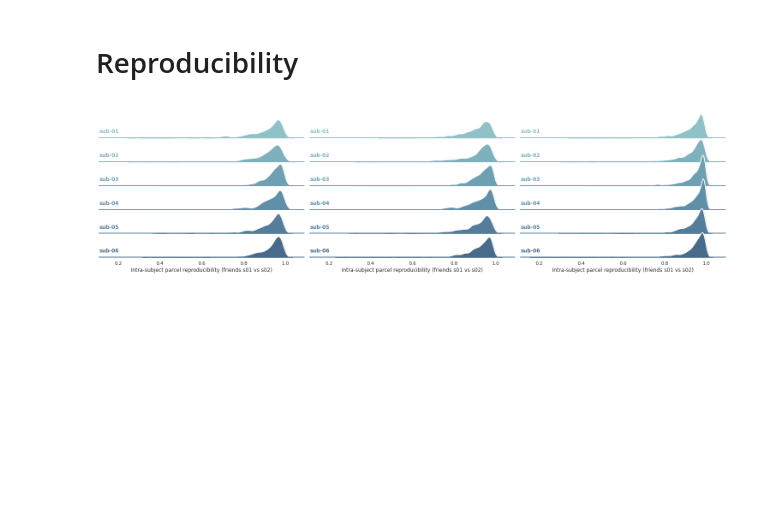
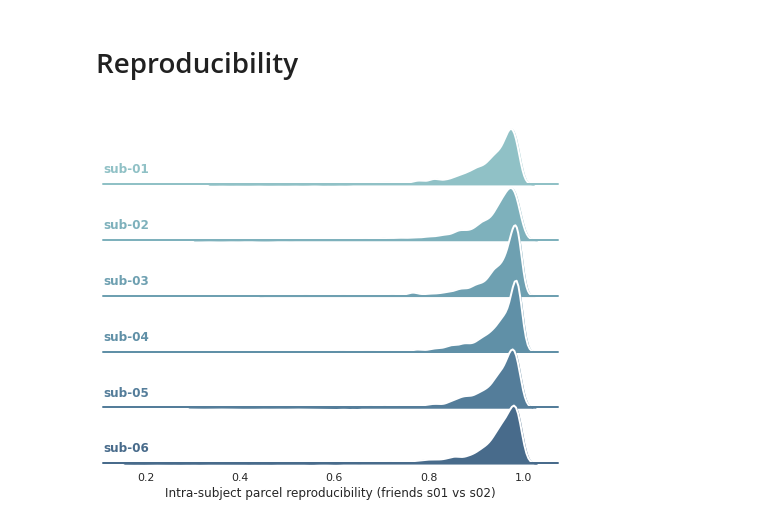
Before and after one commit to courtois-neuromod/cneuromod_embeddings, a Jupyter notebook: cneuromod_embeddings/friends-s02_all_experiments.ipynb, the cells around one changed output. Saved outputs shown, nothing was run; the diff lists cells and outputs as text; code cells hidden in the pictures; blank space fills up the shorter version.

```diff
--- a/cneuromod_embeddings/friends-s02_all_experiments.ipynb
+++ b/cneuromod_embeddings/friends-s02_all_experiments.ipynb
@@ -150,8 +173,8 @@ sns.set_theme(style="whitegrid")
 sns.set(font_scale=1.5)
 data = val_repro[val_repro['fwhm']==fwhm]
 # %%
-visu_repro(data,
+visu_repro(data[data['params']=='cluster-256_state-1024'],
            title='Intra-subject parcel reproducibility (friends s01 vs s02)', type_comp='intra')
 # %% [output]
-[figure, old version]
+[figure, new version]
 # %%
```
Also changed, not shown: parts of 2 cells of this notebook, 1 other file.
